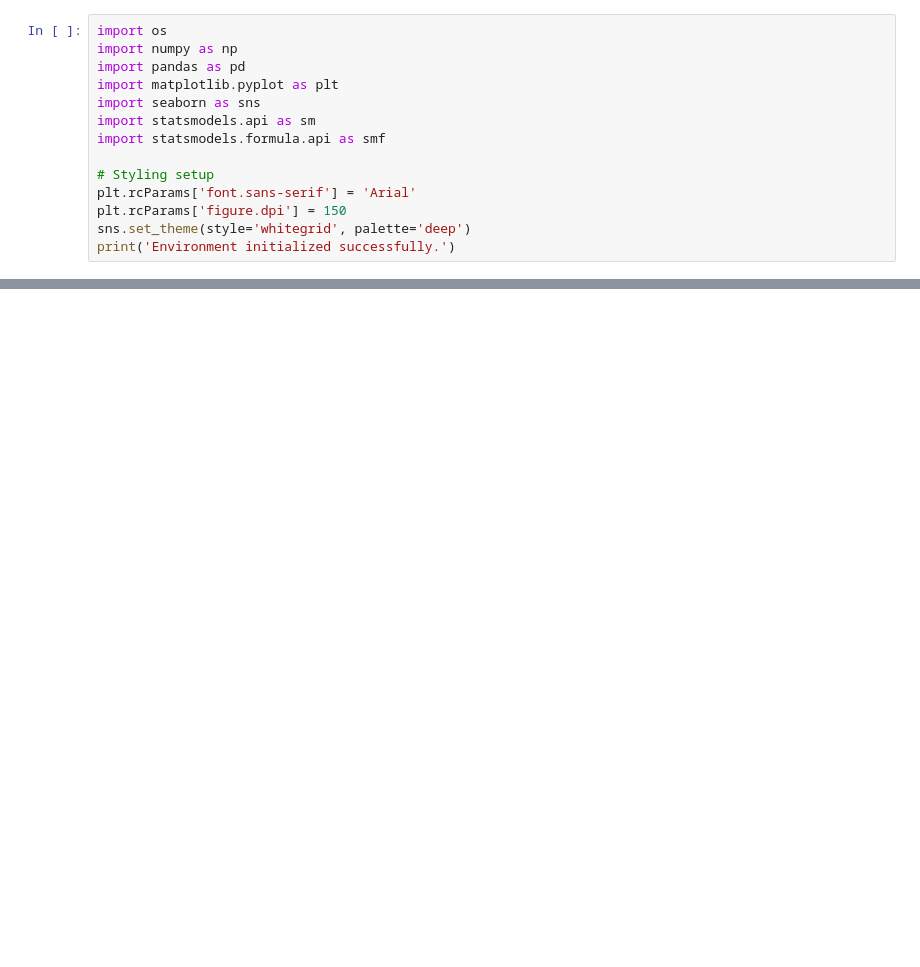
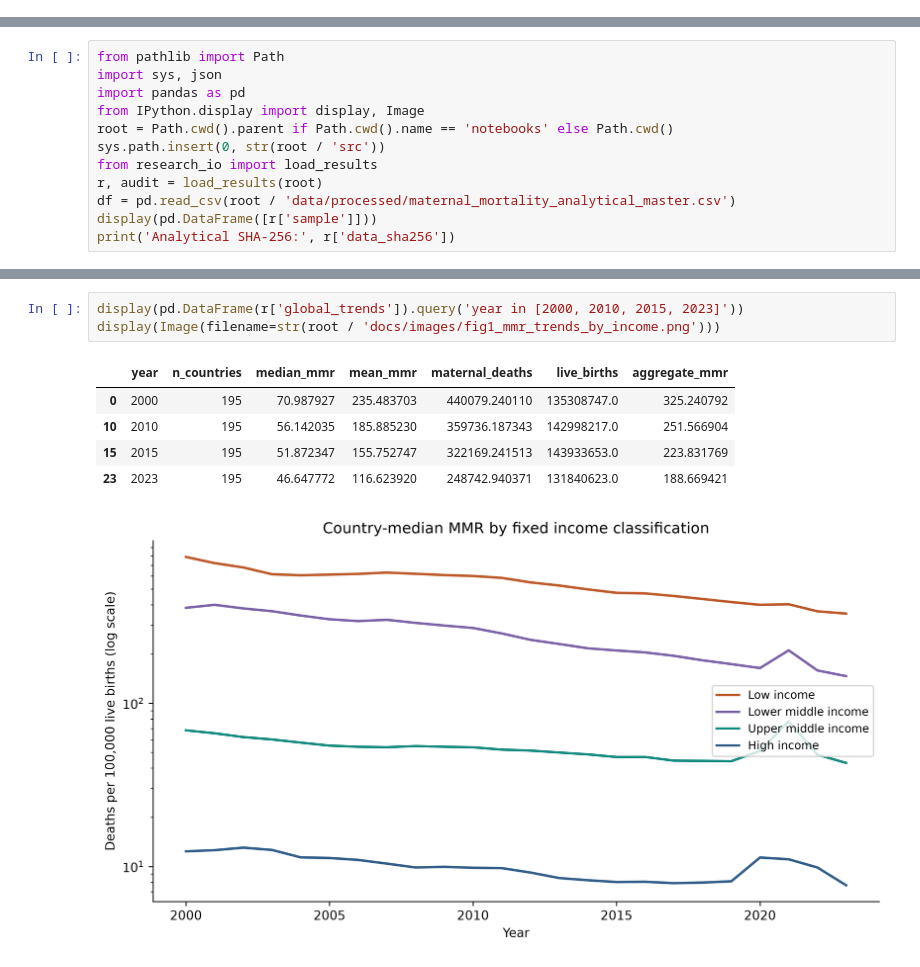
Before and after one commit to AungChitMoe1995/global-maternal-mortality-analytics, a Jupyter notebook: notebooks/maternal_mortality_analysis.ipynb, the cells around one changed output, grey strips where cells are left out. Drawn from its saved outputs; the diff is of its cells as text; blank space fills up the shorter version.

```diff
--- a/notebooks/maternal_mortality_analysis.ipynb
+++ b/notebooks/maternal_mortality_analysis.ipynb
@@ -16,14 +0,0 @@
-# %%
-import os
-import numpy as np
-import pandas as pd
-import matplotlib.pyplot as plt
-import seaborn as sns
-import statsmodels.api as sm
-import statsmodels.formula.api as smf
-
-# Styling setup
-plt.rcParams['font.sans-serif'] = 'Arial'
-plt.rcParams['figure.dpi'] = 150
-sns.set_theme(style='whitegrid', palette='deep')
-print('Environment initialized successfully.')
@@ -277,0 +7,12 @@ sens_df.round(4)
+# %%
+from pathlib import Path
+import sys, json
+import pandas as pd
+from IPython.display import display, Image
+root = Path.cwd().parent if Path.cwd().name == 'notebooks' else Path.cwd()
+sys.path.insert(0, str(root / 'src'))
+from research_io import load_results
+r, audit = load_results(root)
+df = pd.read_csv(root / 'data/processed/maternal_mortality_analytical_master.csv')
+display(pd.DataFrame([r['sample']]))
+print('Analytical SHA-256:', r['data_sha256'])
@@ -277,0 +75,10 @@ sens_df.round(4)
+# %%
+display(pd.DataFrame(r['global_trends']).query('year in [2000, 2010, 2015, 2023]'))
+display(Image(filename=str(root / 'docs/images/fig1_mmr_trends_by_income.png')))
+# %% [output]
+|  | year | n_countries | median_mmr | mean_mmr | maternal_deaths | live_births | aggregate_mmr |
+| 0 | 2000 | 195 | 70.987927 | 235.483703 | 440079.240110 | 135308747.0 | 325.240792 |
+| 10 | 2010 | 195 | 56.142035 | 185.885230 | 359736.187343 | 142998217.0 | 251.566904 |
+| 15 | 2015 | 195 | 51.872347 | 155.752747 | 322169.241513 | 143933653.0 | 223.831769 |
+| 23 | 2023 | 195 | 46.647772 | 116.623920 | 248742.940371 | 131840623.0 | 188.669421 |
+[figure, added]
```
Also changed, not shown: parts of 29 cells of this notebook, 59 other files.
